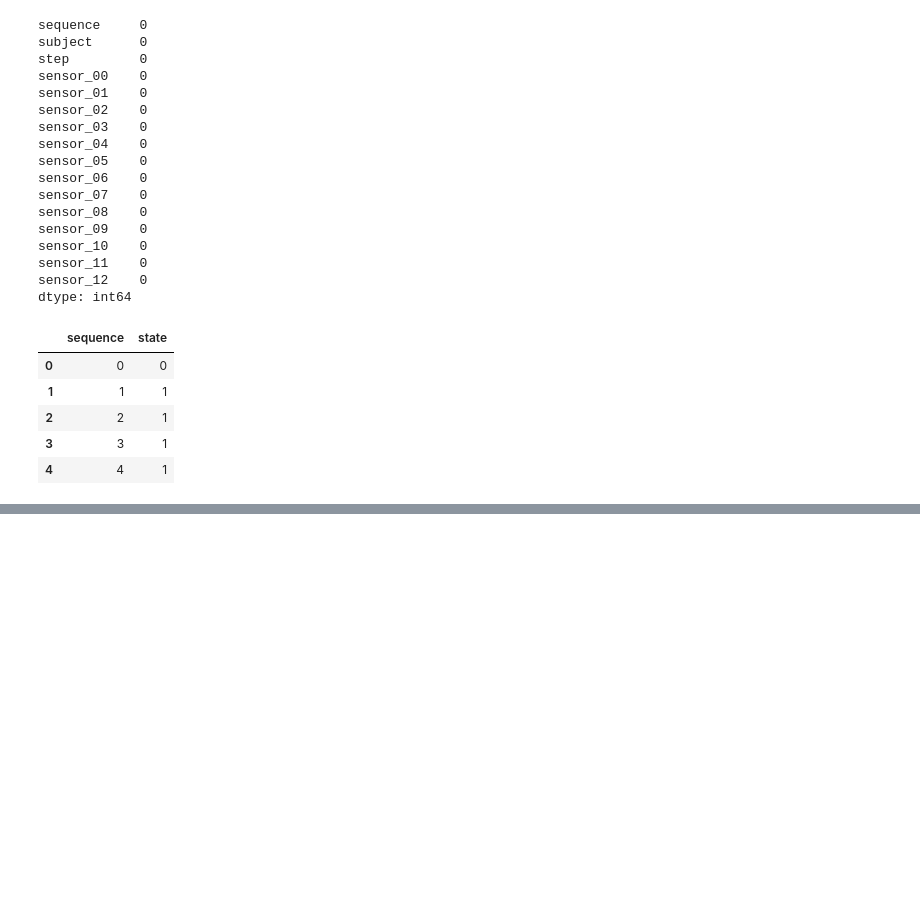
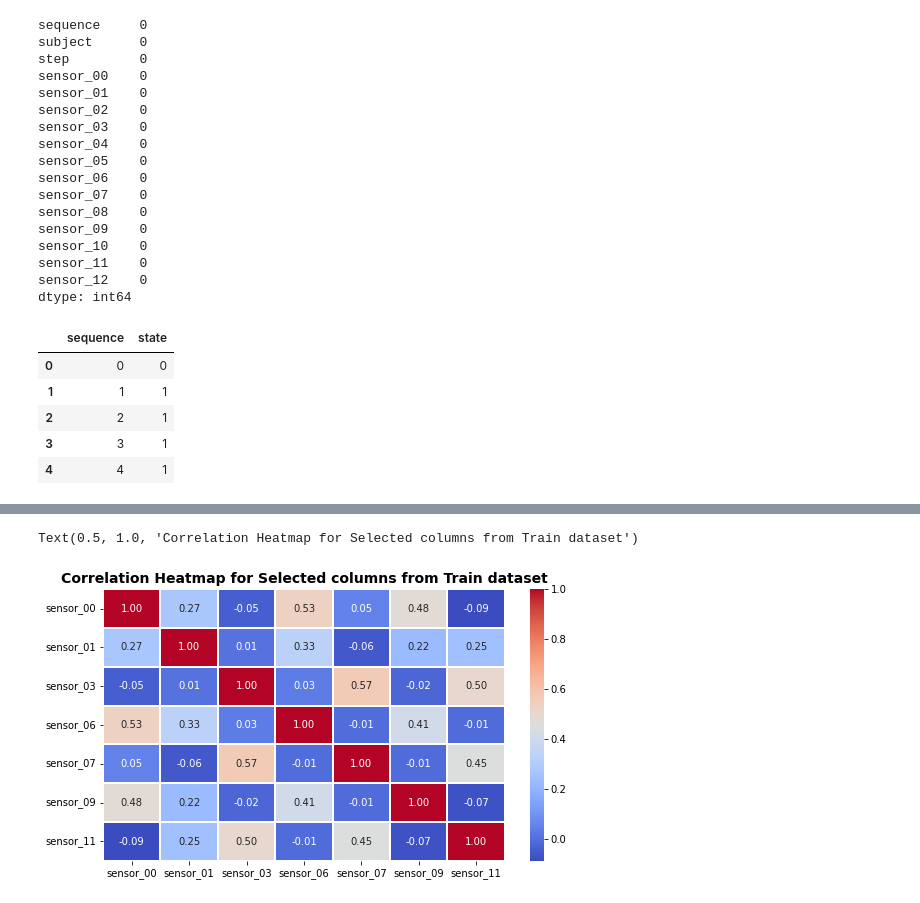
Before and after one commit to RaphaelZH/Kaggle_Competition_Practice_Notebooks_EN, a Jupyter notebook: tabular-playground-series-apr-2022.ipynb, the cells around one changed output, grey strips where cells are left out. Saved outputs shown, nothing was run; the diff lists cells and outputs as text; code cells hidden in the pictures; blank space fills up the shorter version.

```diff
--- a/tabular-playground-series-apr-2022.ipynb
+++ b/tabular-playground-series-apr-2022.ipynb
@@ -135,0 +161,17 @@ labels.head()
+# %%
+col_t=["sensor_00","sensor_01","sensor_03","sensor_06","sensor_07","sensor_09","sensor_11"]
+
+# set the size of the map
+plt.figure(figsize = (9,5))
+
+hm = sns.heatmap(train[col_t].corr(),    # data
+                cmap = 'coolwarm',
+                annot = True,
+                fmt = '.2f',
+                linewidths = 0.05)
+plt.title('Correlation Heatmap for Selected columns from Train dataset',
+              fontsize=14,
+              fontweight='bold')
+# %% [output]
+Text(0.5, 1.0, 'Correlation Heatmap for Selected columns from Train dataset')
+[figure, added]
```
Also changed, not shown: parts of 2 cells of this notebook.
